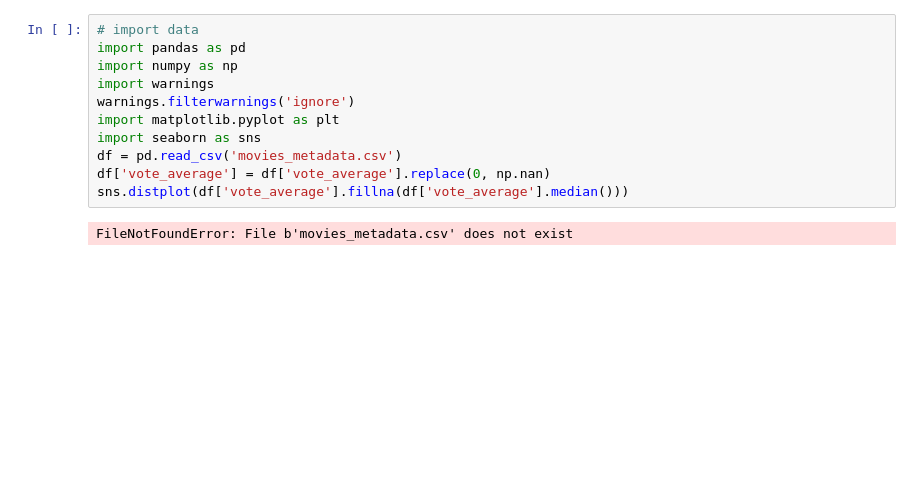
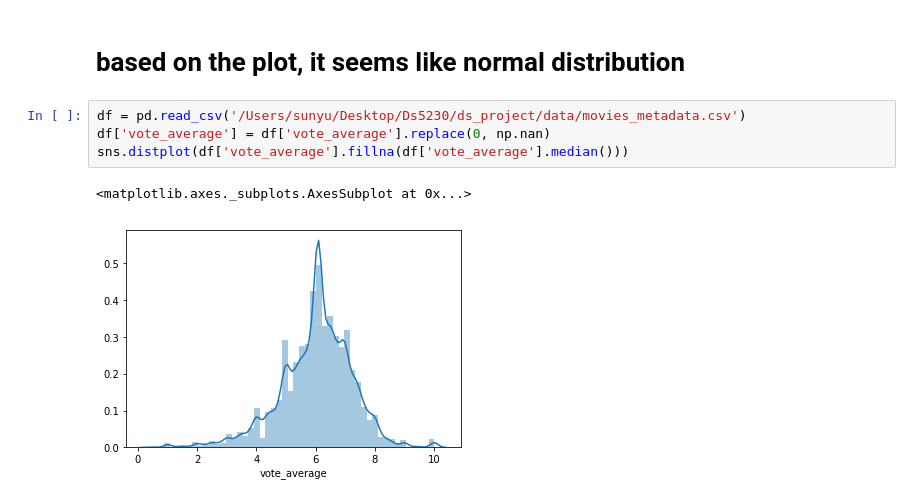
Before and after one commit to sunyu5/DS5230, a Jupyter notebook: TEST PROJECT.ipynb, the cells around one changed output. Drawn from its saved outputs; the diff is of its cells as text; blank space fills up the shorter version.

```diff
--- a/TEST PROJECT.ipynb
+++ b/TEST PROJECT.ipynb
@@ -1,13 +14,9 @@
+# %% [markdown]
+# based on the plot, it seems like normal distribution
 # %%
-# import data
-import pandas as pd
-import numpy as np
-import warnings
-warnings.filterwarnings('ignore')
-import matplotlib.pyplot as plt
-import seaborn as sns
-df = pd.read_csv('movies_metadata.csv')
+df = pd.read_csv('/Users/sunyu/Desktop/Ds5230/ds_project/data/movies_metadata.csv')
 df['vote_average'] = df['vote_average'].replace(0, np.nan)
 sns.distplot(df['vote_average'].fillna(df['vote_average'].median()))
 # %% [output]
-FileNotFoundError: File b'movies_metadata.csv' does not exist
+<matplotlib.axes._subplots.AxesSubplot at 0x...>
+[figure, added]
```
Also changed, not shown: parts of 39 cells of this notebook.
